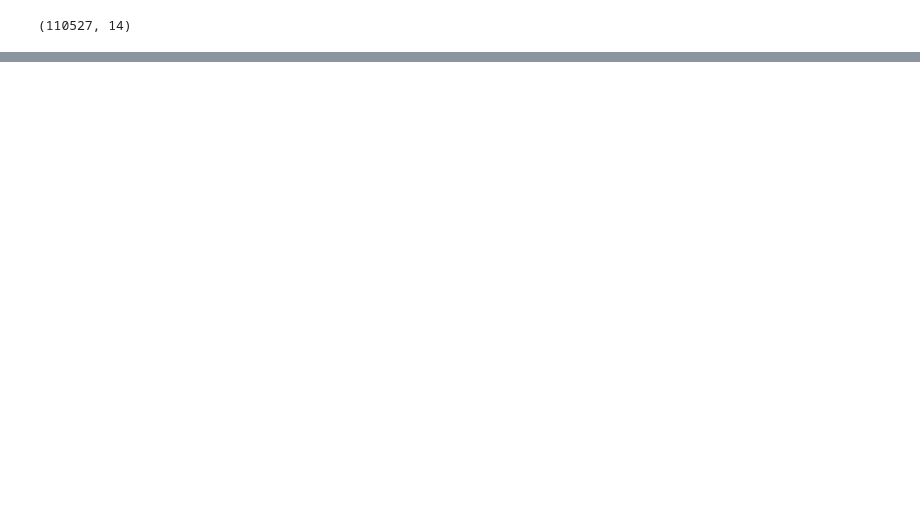
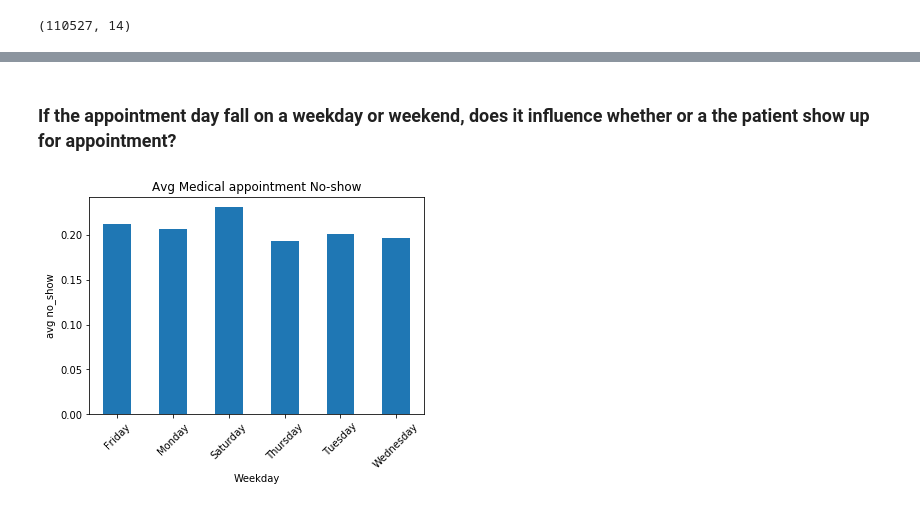
Before and after one commit to Gab001-data/Investigate-a-dataset, a Jupyter notebook: Investigate_a_Dataset.ipynb, the cells around one changed output, grey strips where cells are left out. Cells and saved outputs as stored; diff of their text form; code cells hidden in the pictures; blank space fills up the shorter version.

```diff
--- a/Investigate_a_Dataset.ipynb
+++ b/Investigate_a_Dataset.ipynb
@@ -147,0 +153,5 @@ TypeError: Cannot interpret '<attribute 'dtype' of 'numpy.generic' objects>' as
+# %%
+# harmonize column labels for ease of use and consistency
+
+df_no_show.rename(columns=lambda x: x.lower().replace('-','_'), inplace=True)
+df_no_show.head(1)
@@ -147,0 +161,10 @@ TypeError: Cannot interpret '<attribute 'dtype' of 'numpy.generic' objects>' as
+# %%
+# compute required column information for analysis
+
+#compute day of week for appointment day
+df_no_show['appointment_week_day'] = df_no_show['appointmentday'].dt.day_name()
+# %%
+# map the value of the no-show column; 0 -'No' and 1 -'Yes' for easy of analysis
+
+df_no_show['no_show'] = df_no_show['no_show'].apply(lambda x: 0 if x=='No' else 1)
+df_no_show.head()
@@ -147,0 +244,21 @@ TypeError: Cannot interpret '<attribute 'dtype' of 'numpy.generic' objects>' as
+# %% [markdown]
+### If the appointment day fall on a weekday or weekend, does it influence whether or a the patient show up for appointment?
+# %%
+# define function to create bar chart for code reuse.
+base_color = sns.color_palette()[0]
+def draw_bar(dataframe, label_ang=90, ylabel="", xlabel="", title=""):
+    dataframe.plot(kind='bar', rot=label_ang , color = base_color)
+    plt.ylabel(ylabel)
+    plt.xlabel(xlabel)
+    plt.title(title)
+# %%
+# average of patient that do not show on a weekend or weekday (remember 0-show, 1 -no_show)
+
+df_no_show_mean = df_no_show.groupby('appointment_week_day').no_show.mean()
+draw_bar(df_no_show_mean, label_ang=45, ylabel='avg no_show', xlabel='Weekday', title='Avg Medical appointment No-show' )
+# df_no_show_mean.plot(kind='bar', rot=45)
+# plt.ylabel('avg no_show')
+# plt.xlabel('Weekday')
+# plt.title('Avg Medical appointment No-show')
+# %% [output]
+[figure, added]
```
Also changed, not shown: parts of 50 cells of this notebook.
